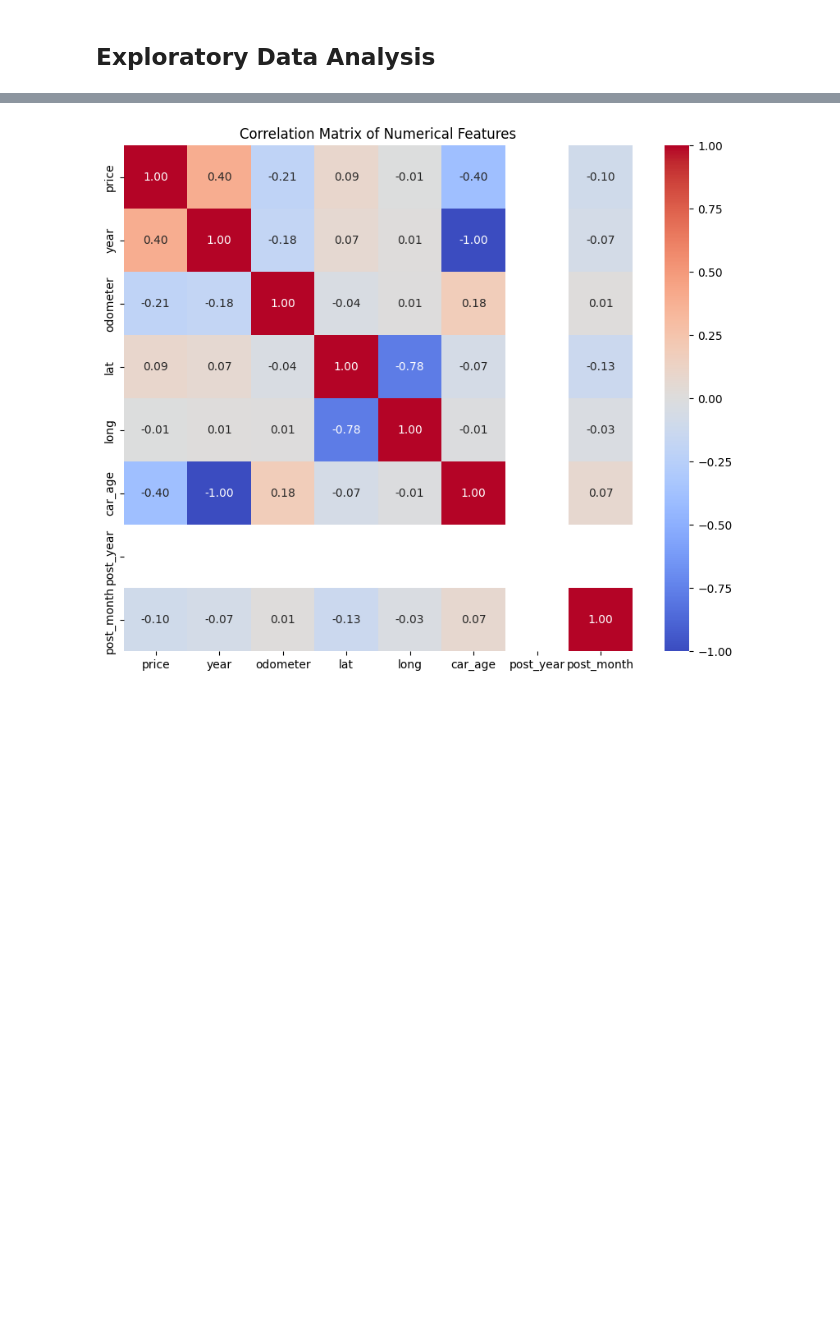
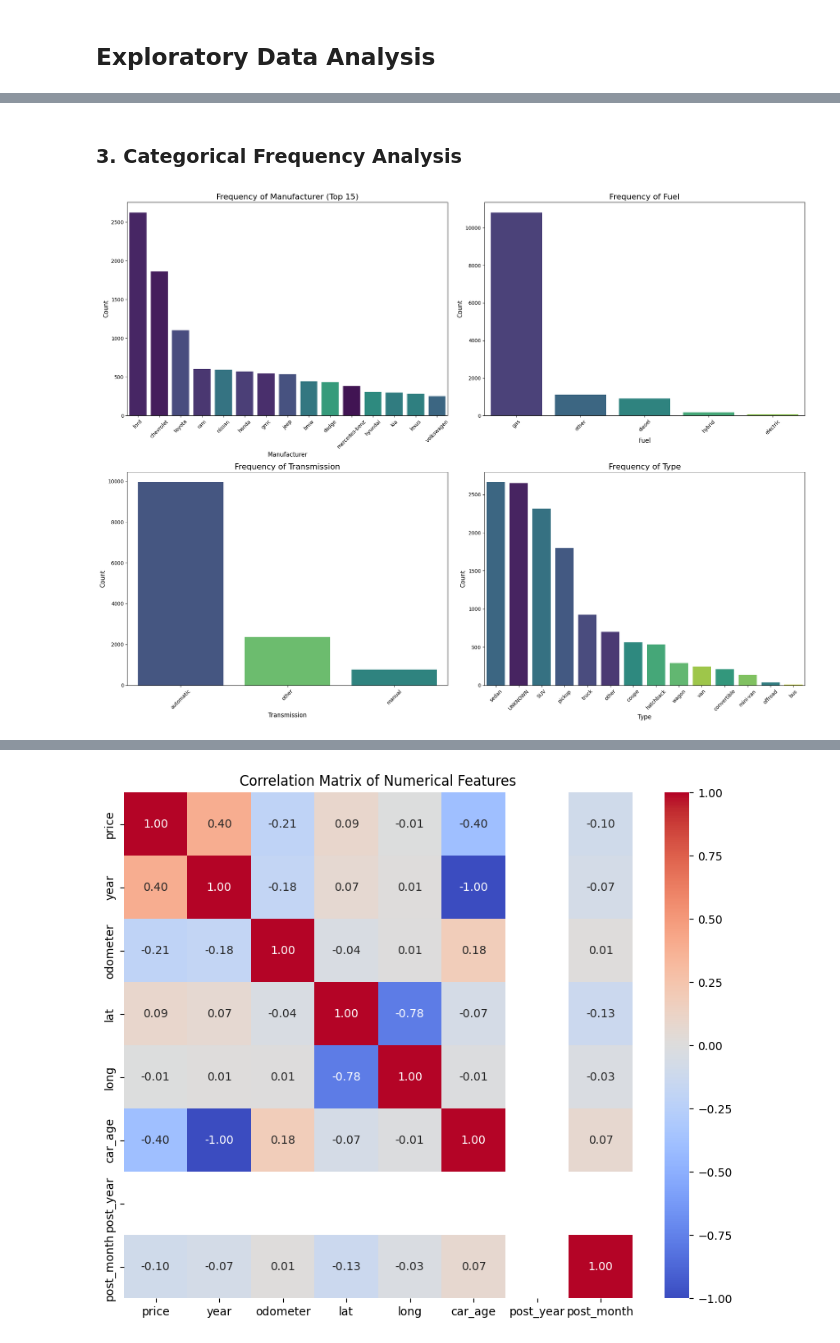
Before and after one commit to tejuuu-7774/Section-D_Group-13_Used_Cars_Market_Analysis, a Jupyter notebook: notebooks/03_eda.ipynb, the cells around one changed output, grey strips where cells are left out. Cells and saved outputs as stored; diff of their text form; code cells hidden in the pictures; blank space fills up the shorter version.

```diff
--- a/notebooks/03_eda.ipynb
+++ b/notebooks/03_eda.ipynb
@@ -103,0 +112,36 @@ plt.show()
+# %% [markdown]
+### 3. Categorical Frequency Analysis
+# %%
+import matplotlib.pyplot as plt
+import seaborn as sns
+
+# 1. Define categorical columns
+cat_cols = ['manufacturer', 'fuel', 'transmission', 'type']
+
+# 2. Create a 2x2 grid of subplots
+fig, axes = plt.subplots(2, 2, figsize=(20, 15))
+axes = axes.flatten()
+
+for i, col in enumerate(cat_cols):
+    # 3 & 4. Get data for plotting (Top 15 for manufacturer, all for others)
+    if col == 'manufacturer':
+        order = df[col].value_counts().iloc[:15].index
+        title_suffix = ' (Top 15)'
+    else:
+        order = df[col].value_counts().index
+        title_suffix = ''
+
+    # Plotting - updated to handle hue/palette warning
+    sns.countplot(data=df, x=col, order=order, ax=axes[i], palette='viridis', hue=col, legend=False)
+
+    # 5. Customization
+    axes[i].set_title(f'Frequency of {col.capitalize()}{title_suffix}', fontsize=16)
+    axes[i].set_xlabel(col.capitalize(), fontsize=12)
+    axes[i].set_ylabel('Count', fontsize=12)
+    axes[i].tick_params(axis='x', rotation=45)
+
+# 6. Adjust layout
+plt.tight_layout()
+plt.show()
+# %% [output]
+[figure, added]
```
Also changed, not shown: parts of 13 cells of this notebook.
